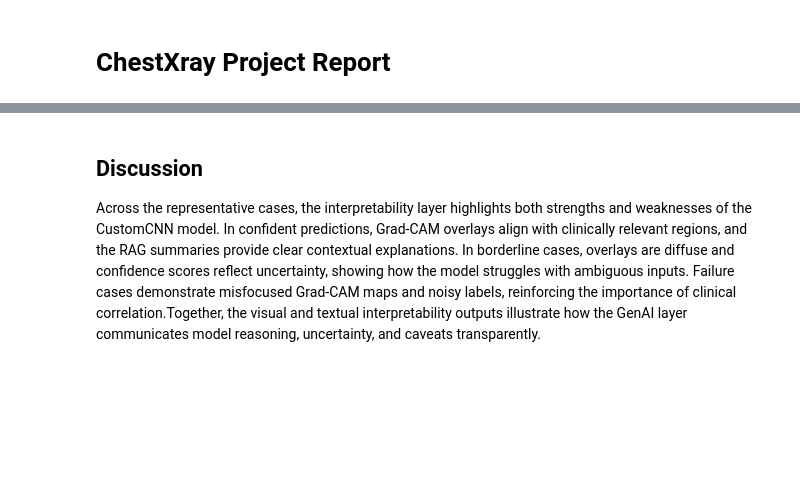
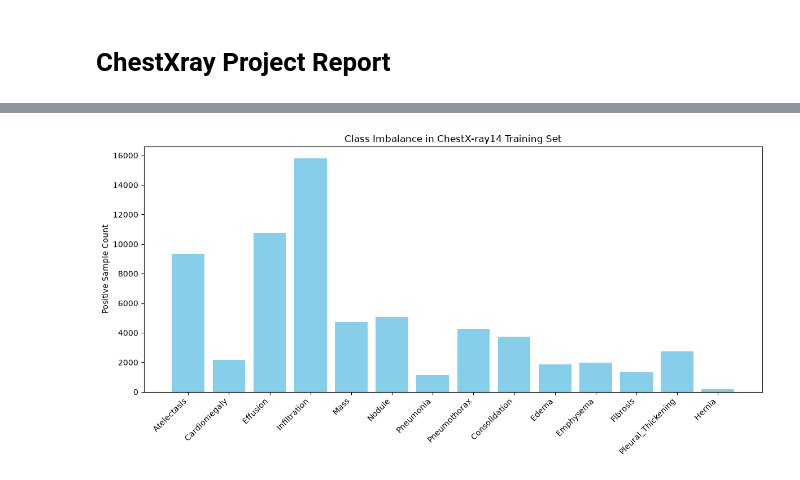
Before and after one commit to Gokul2206/ChestXray14-GenAI, a Jupyter notebook: notebooks/project_report.ipynb, the cells around one changed output, grey strips where cells are left out. Saved outputs shown, nothing was run; the diff lists cells and outputs as text; code cells hidden in the pictures; blank space fills up the shorter version.

```diff
--- a/notebooks/project_report.ipynb
+++ b/notebooks/project_report.ipynb
@@ -96,10 +33,21 @@ Customcnn Precision Curve
-# %% [markdown]
-## Discussion
-
-Across the representative cases, the interpretability layer highlights both strengths and weaknesses
-of the CustomCNN model. In confident predictions, Grad‑CAM overlays align with clinically relevant
-regions, and the RAG summaries provide clear contextual explanations. In borderline cases, overlays
-are diffuse and confidence scores reflect uncertainty, showing how the model struggles with ambiguous
-inputs. Failure cases demonstrate misfocused Grad‑CAM maps and noisy labels, reinforcing the importance
-of clinical correlation.Together, the visual and textual interpretability outputs illustrate how the
-GenAI layer communicates model reasoning, uncertainty, and caveats transparently.
+# %%
+import pandas as pd
+import matplotlib.pyplot as plt
+
+# Load dataset CSV
+df = pd.read_csv("../data/PROCESSED/train.csv")
+
+# Assuming last 14 columns are disease labels
+class_names = df.columns[-14:]
+pos_counts = df[class_names].sum().values
+
+# Plot bar chart
+plt.figure(figsize=(12,6))
+plt.bar(class_names, pos_counts, color='skyblue')
+plt.xticks(rotation=45, ha='right')
+plt.ylabel("Positive Sample Count")
+plt.title("Class Imbalance in ChestX-ray14 Training Set")
+plt.tight_layout()
+plt.show()
+# %% [output]
+[figure, added]
```
Also changed, not shown: parts of 4 cells of this notebook, 22 other files.
